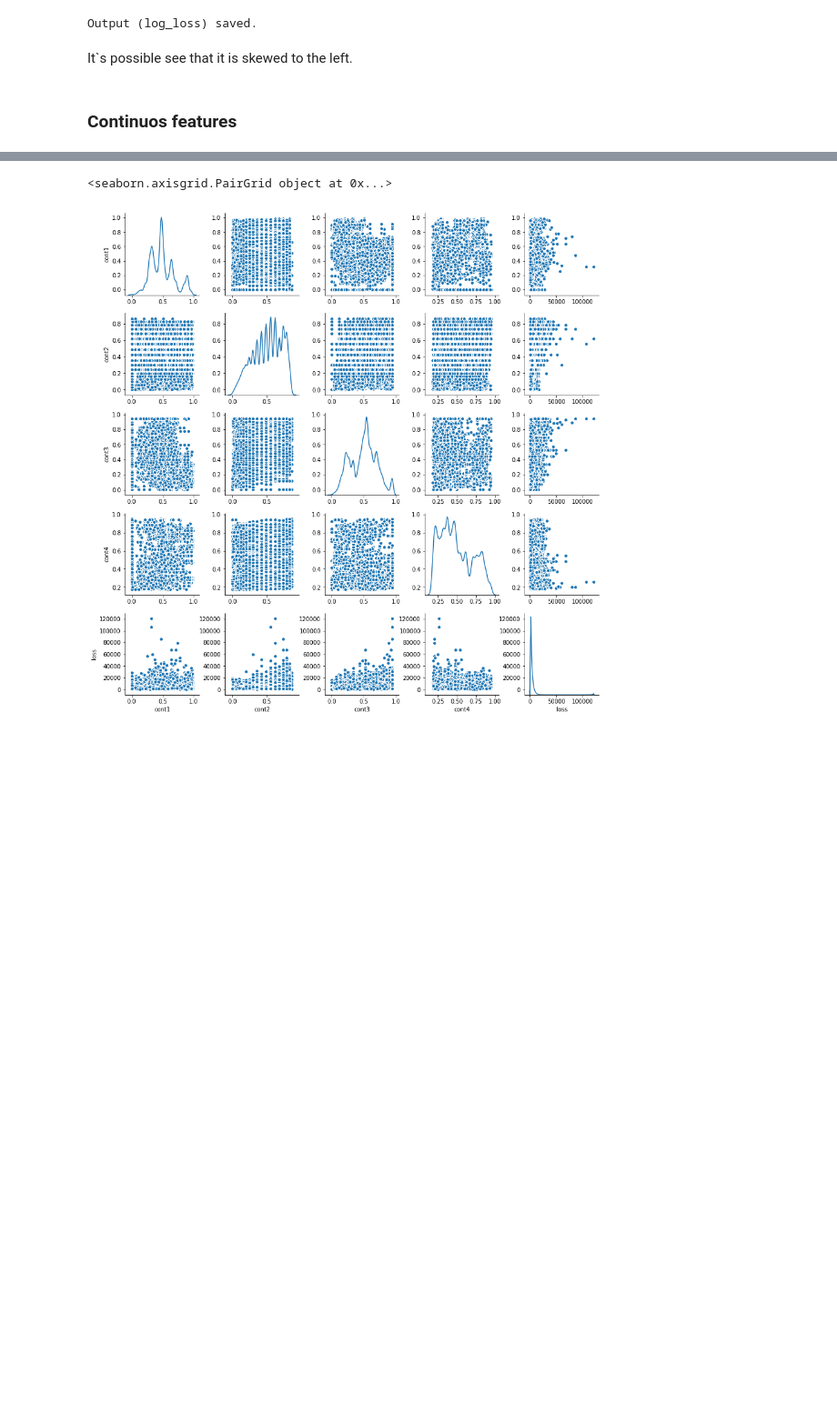
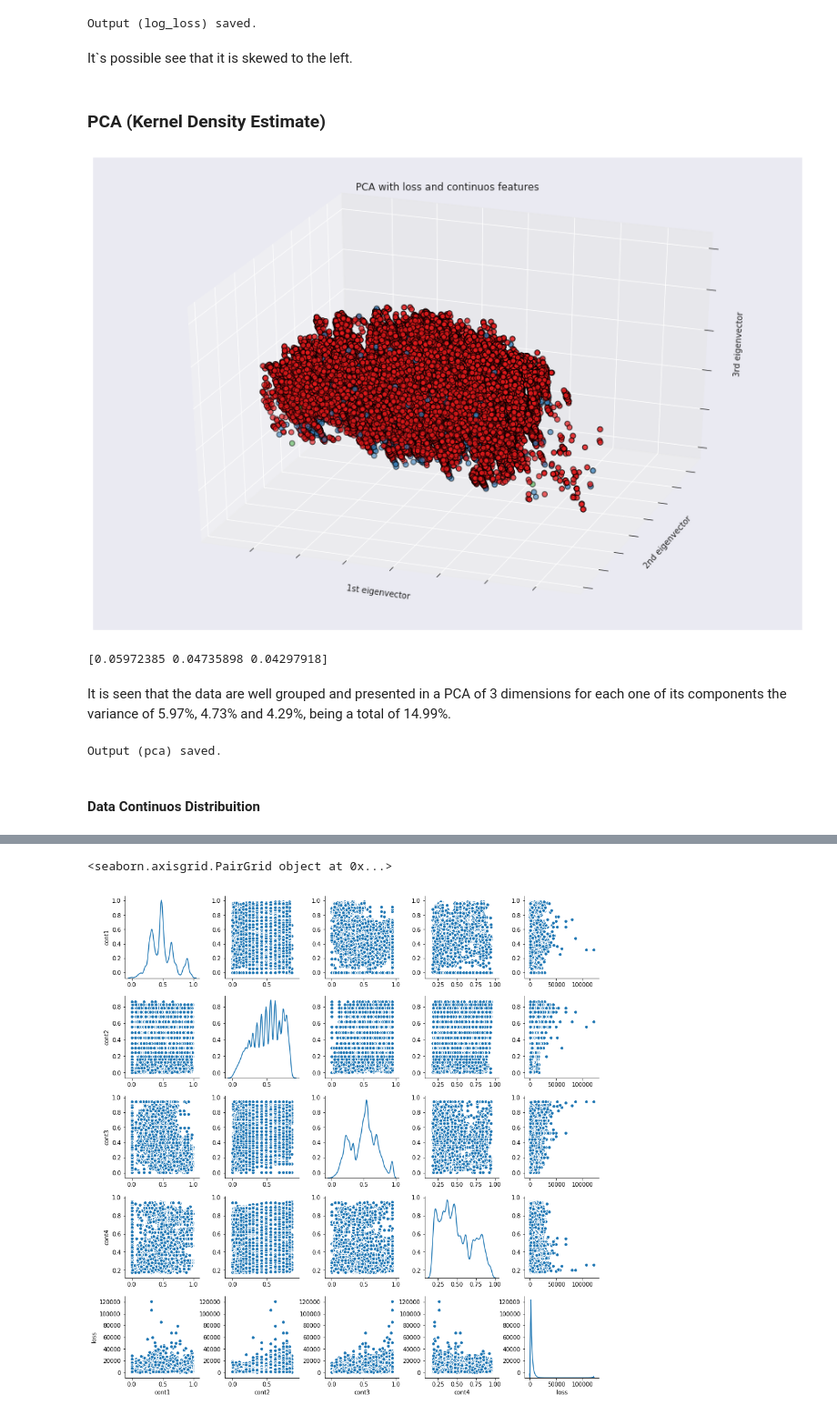
Before and after one commit to brunocampos01/allstate-claims-severity, a Jupyter notebook: allstate-corporation.ipynb, the cells around one changed output, grey strips where cells are left out. Shown at 91% size. Saved outputs shown, nothing was run; the diff lists cells and outputs as text; code cells hidden in the pictures; blank space fills up the shorter version.

```diff
--- a/allstate-corporation.ipynb
+++ b/allstate-corporation.ipynb
@@ -335,5 +355,56 @@ print(f"Output (log_loss) saved.")
 Output (log_loss) saved.
 # %% [markdown]
 It`s possible see that it is skewed to the left.
+# %% [markdown]
+### PCA (Kernel Density Estimate)
+# %%
+### Preparing data to KDE
+
+lable = df_train['loss'].values
+dataset_visual = df_train.drop(['loss'], axis = 1)
+dataset_visual = df_train[continuous_types].values
+dataset_visual = StandardScaler().fit_transform(dataset_visual)
+
+# import some data to play
+X = dataset_visual
+y = data['loss']
+
+x_min, x_max = X[:, 0].min() - .5, X[:, 0].max() + .5
+y_min, y_max = X[:, 1].min() - .5, X[:, 1].max() + .5
+
+pca = PCA(n_components=3)
+principalComponents  = pca.fit_transform(X)
+# %%
+# Plotting a Kernel Density Estimate (KDE) with three PCA dimensions
+fig3 = plt.figure(2, figsize=(12, 8))
+ax2 = Axes3D(fig3, elev=-150, azim=70)
+pca_img = ax2.scatter(principalComponents[:, 0], principalComponents[:, 1], principalComponents[:, 2], c=lable,
+           cmap=plt.cm.Set1, edgecolor='k', s=40)
+
+ax2.set_title("PCA with loss and continuos features")
+ax2.set_xlabel("1st eigenvector")
+ax2.w_xaxis.set_ticklabels([])
+ax2.set_ylabel("2nd eigenvector")
+ax2.w_yaxis.set_ticklabels([])
+ax2.set_zlabel("3rd eigenvector")
+ax2.w_zaxis.set_ticklabels([])
+
+plt.show()
+# %% [output]
+[figure, added]
+# %%
+# PCA data variance
+print(pca2.explained_variance_ratio_)
+# %% [output]
+[0.05972385 0.04735898 0.04297918]
+# %% [markdown]
+It is seen that the data are well grouped and presented in a PCA of 3 dimensions for each one of its components the variance of 5.97%, 4.73% and 4.29%, being a total of 14.99%.
+# %%
+# save image PCA
+fig = pca_img.get_figure()
+fig.savefig("images/pca.png")
+print(f"Output (pca) saved.")
+# %% [output]
+Output (pca) saved.
 # %% [markdown]
-### Continuos features
+#### Data  Continuos Distribuition
```
Also changed, not shown: parts of 12 cells of this notebook, 9 other files.
